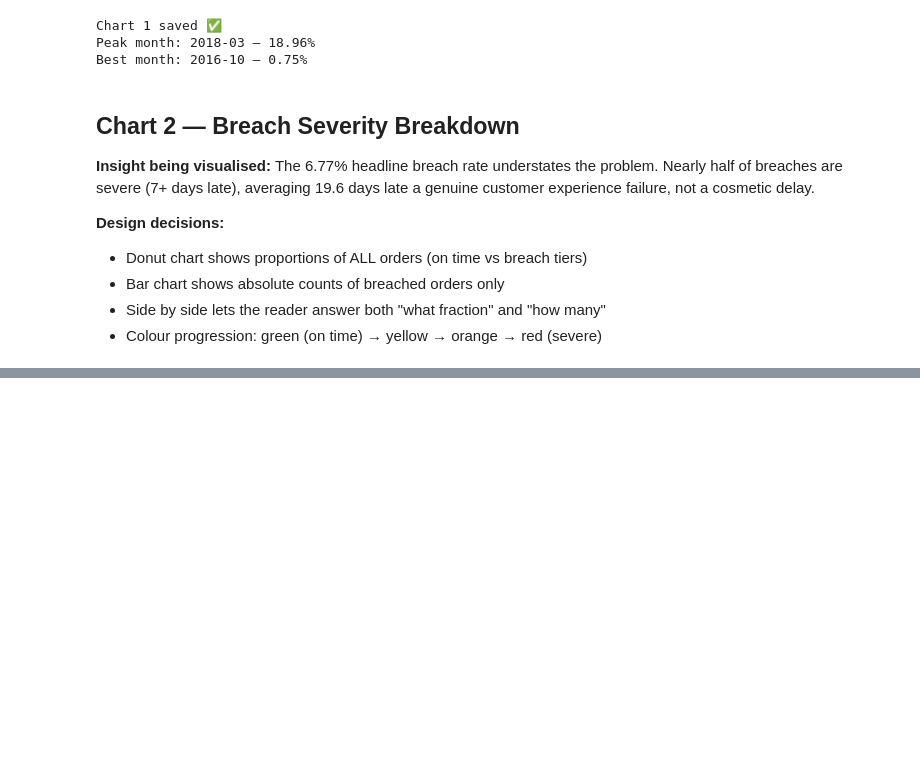
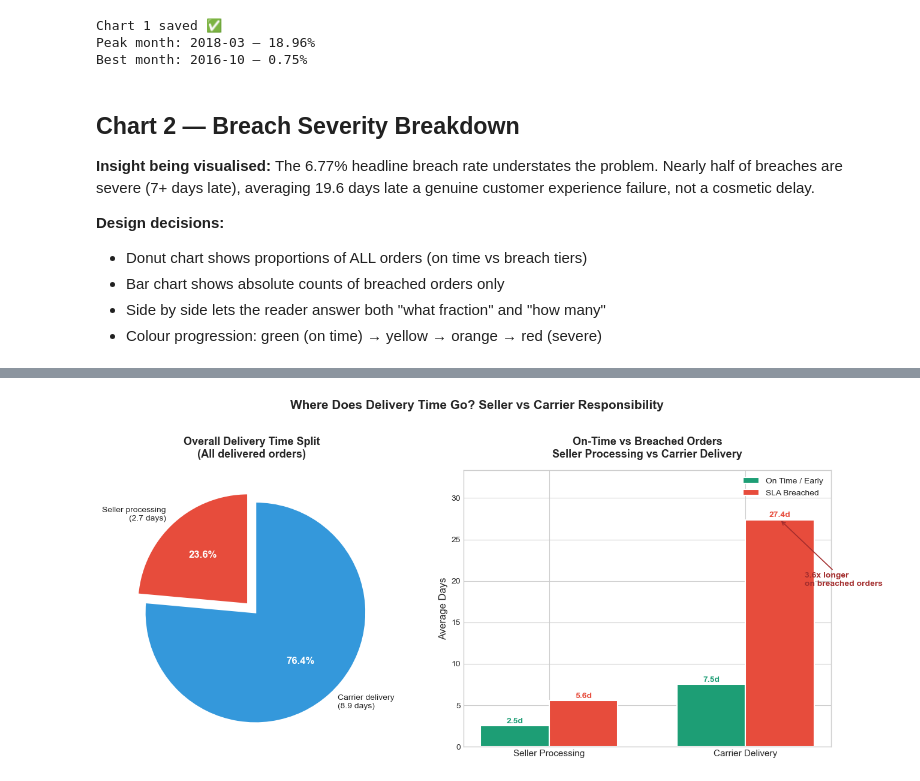
Before and after one commit to gurvinder604/ecommerce-sla-analysis, a Jupyter notebook: notebooks/03_eda_charts.ipynb, the cells around one changed output, grey strips where cells are left out. Drawn from its saved outputs; the diff is of its cells as text; code cells hidden in the pictures; blank space fills up the shorter version.

```diff
--- a/notebooks/03_eda_charts.ipynb
+++ b/notebooks/03_eda_charts.ipynb
@@ -208,0 +222,92 @@ Moderate (4-7 days late)   1802
+# %%
+fig, axes = plt.subplots(1, 2, figsize=(14, 6))
+
+# ── Left: Overall split (pie) ─────────────────────────────────────────────
+overall = df[['seller_processing_days','carrier_delivery_days']].dropna()
+avg_seller  = overall['seller_processing_days'].mean()
+avg_carrier = overall['carrier_delivery_days'].mean()
+
+labels  = ['Seller processing\n(2.7 days)', 'Carrier delivery\n(8.9 days)']
+sizes   = [avg_seller, avg_carrier]
+colors_pie = ['#E74C3C', '#3498DB']
+explode = (0.05, 0.05)
+
+wedges, texts, autotexts = axes[0].pie(
+    sizes, labels=labels, autopct='%1.1f%%',
+    colors=colors_pie, explode=explode,
+    startangle=90, wedgeprops=dict(edgecolor='white', linewidth=2)
+)
+for t in autotexts:
+    t.set_fontsize(12)
+    t.set_fontweight('bold')
+    t.set_color('white')
+
+axes[0].set_title('Overall Delivery Time Split\n(All delivered orders)',
+                  fontsize=13, fontweight='bold', pad=15)
+
+# ── Right: Grouped bar — on time vs breached ─────────────────────────────
+on_time  = df[df['sla_breached'] == 0][['seller_processing_days',
+                                         'carrier_delivery_days']].dropna()
+breached = df[df['sla_breached'] == 1][['seller_processing_days',
+                                         'carrier_delivery_days']].dropna()
+
+categories  = ['Seller Processing', 'Carrier Delivery']
+ontime_vals = [on_time['seller_processing_days'].mean(),
+               on_time['carrier_delivery_days'].mean()]
+breach_vals = [breached['seller_processing_days'].mean(),
+               breached['carrier_delivery_days'].mean()]
+
+x     = range(len(categories))
+width = 0.35
+
+bars1 = axes[1].bar([i - width/2 for i in x], ontime_vals,
+                    width, label='On Time / Early',
+                    color='#1D9E75', edgecolor='white', linewidth=1.5)
+bars2 = axes[1].bar([i + width/2 for i in x], breach_vals,
+                    width, label='SLA Breached',
+                    color='#E74C3C', edgecolor='white', linewidth=1.5)
+
+# Value labels on bars
+for bar in bars1:
+    axes[1].text(bar.get_x() + bar.get_width()/2,
+                 bar.get_height() + 0.3,
+                 f'{bar.get_height():.1f}d',
+                 ha='center', fontsize=10, fontweight='bold',
+                 color='#1D9E75')
+for bar in bars2:
+    axes[1].text(bar.get_x() + bar.get_width()/2,
+                 bar.get_height() + 0.3,
+                 f'{bar.get_height():.1f}d',
+                 ha='center', fontsize=10, fontweight='bold',
+                 color='#E74C3C')
+
+# Annotate the 3.6x carrier gap
+carrier_ratio = round(breach_vals[1] / ontime_vals[1], 1)
+axes[1].annotate(f'{carrier_ratio}x longer\non breached orders',
+                 xy=(1 + width/2, breach_vals[1]),
+                 xytext=(1.3, breach_vals[1] - 8),
+                 fontsize=10, color='#A32D2D', fontweight='bold',
+                 arrowprops=dict(arrowstyle='->', color='#A32D2D', lw=1.2))
+
+axes[1].set_ylabel('Average Days', fontsize=12)
+axes[1].set_title('On-Time vs Breached Orders\nSeller Processing vs Carrier Delivery',
+                  fontsize=13, fontweight='bold', pad=15)
+axes[1].set_xticks(list(x))
+axes[1].set_xticklabels(categories, fontsize=11)
+axes[1].legend(fontsize=10)
+axes[1].set_ylim(0, max(breach_vals) + 6)
+
+plt.suptitle('Where Does Delivery Time Go? Seller vs Carrier Responsibility',
+             fontsize=15, fontweight='bold', y=1.02)
+plt.tight_layout()
+plt.savefig('../charts/03_seller_vs_carrier.png', dpi=150, bbox_inches='tight')
+plt.show()
+print("Chart 3 saved ✅")
+print(f"\nOverall split:")
+print(f"  Seller: {avg_seller:.2f} days ({avg_seller/(avg_seller+avg_carrier)*100:.1f}%)")
+print(f"  Carrier: {avg_carrier:.2f} days ({avg_carrier/(avg_seller+avg_carrier)*100:.1f}%)")
+print(f"\nOn-time orders:  seller {ontime_vals[0]:.2f}d | carrier {ontime_vals[1]:.2f}d")
+print(f"Breached orders: seller {breach_vals[0]:.2f}d | carrier {breach_vals[1]:.2f}d")
+print(f"Carrier ratio:   {carrier_ratio}x longer on breached orders")
+# %% [output]
+[figure, added]
```
Also changed, not shown: parts of 3 cells of this notebook.
